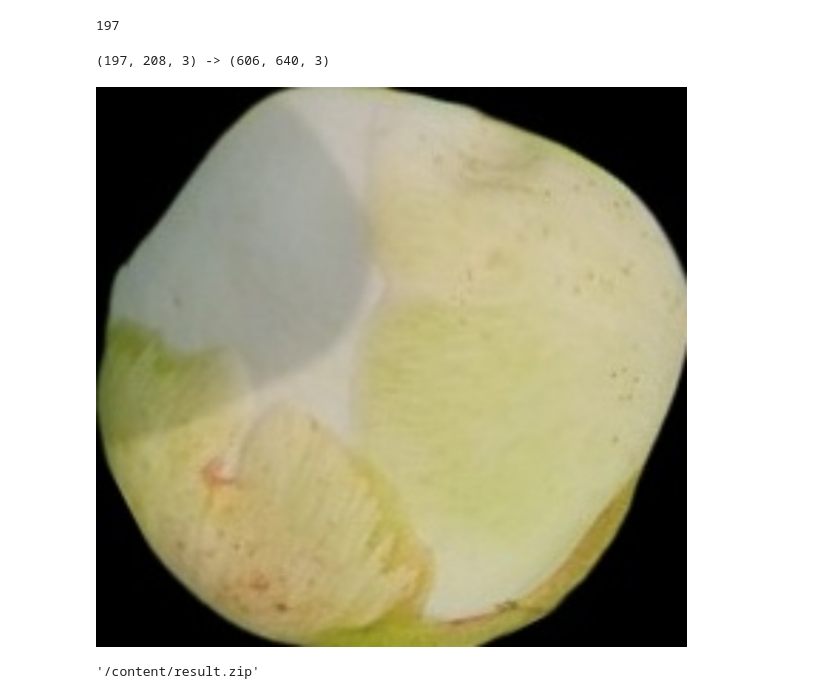
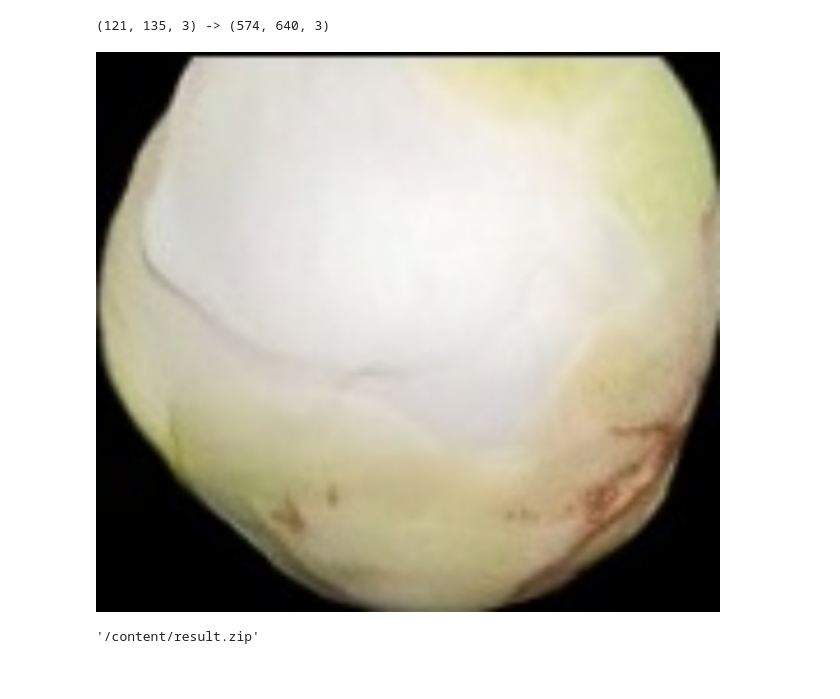
Before and after one commit to 1900690/image-movie-editing, a Jupyter notebook: 画像リサイズ.ipynb, the cells around one changed output. Drawn from its saved outputs; the diff is of its cells as text; code cells hidden in the pictures.

```diff
--- a/画像リサイズ.ipynb
+++ b/画像リサイズ.ipynb
@@ -10,7 +12,7 @@ if os.path.exists("/content/datasets"):
   shutil.rmtree("/content/datasets")
 
 #データをアップロード
-file_name ="syakuyaku-semantic-augmented-black-back_20250209174507.zip"
+file_name ="syakuyaku-semantic-augmented-black-back_20250211010112.zip"
 #データを解凍
 shutil.unpack_archive('/content/'+file_name, '/content/')
 #zipを消す
@@ -40,42 +42,41 @@ def scale_box(img, width, height):
     dst = cv2.resize(img, dsize=(nw, nh))
 
     return dst
-# %%
-img.shape[:2][0]
-# %% [output]
-197
 # %%
 # 指定した大きさに収まるようにリサイズする。
 import glob
 import os
 import csv
 import pprint
 
 if os.path.exists("/content/result"):
   shutil.rmtree("/content/result")
+if os.path.exists("/content/sample_writer_row.csv"):
+  os.remove("/content/sample_writer_row.csv")
+
 
 os.makedirs('/content/result')
 
 with open('/content/sample_writer_row.csv', 'w') as f:
     writer = csv.writer(f)
     writer.writerow(["name","Width","Height","x1","y1","x2","y2"])
 
-file_list = sorted(glob.glob('/content/syakuyaku-semantic-augmented-black-back_20250209174507/original/*.jpg'))
+file_list = sorted(glob.glob('/content/syakuyaku-semantic-augmented-black-back_20250211010112/*.jpg'))
 
 for file_name in file_list:
   img = cv2.imread(file_name)
   dst = scale_box(img, 640, 640)
   cv2.imwrite('/content/result/'+os.path.basename(file_name), dst)
 
   with open('/content/sample_writer_row.csv', 'a') as f:
     writer = csv.writer(f)
     writer.writerows([[os.path.basename(file_name),dst.shape[0],dst.shape[1],1,1,dst.shape[:2][1]-1,dst.shape[:2][0]-1]])
 
 print(f"{img.shape} -> {dst.shape}")
 imshow(dst)
 # %% [output]
-(197, 208, 3) -> (606, 640, 3)
+(121, 135, 3) -> (574, 640, 3)
-[figure, old version]
+[figure, new version]
 # %%
 #@markdown 作ったファイルをダウンロード
 import shutil
```
Also changed, not shown: parts of 1 cell of this notebook.
